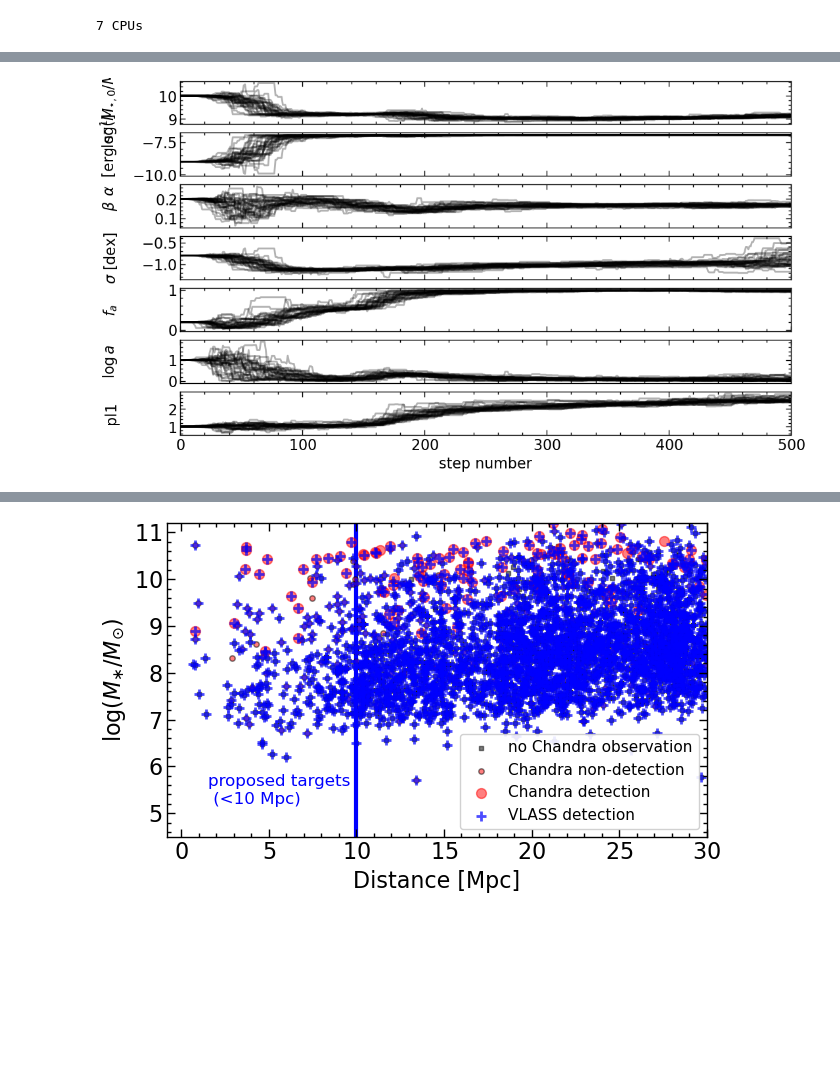
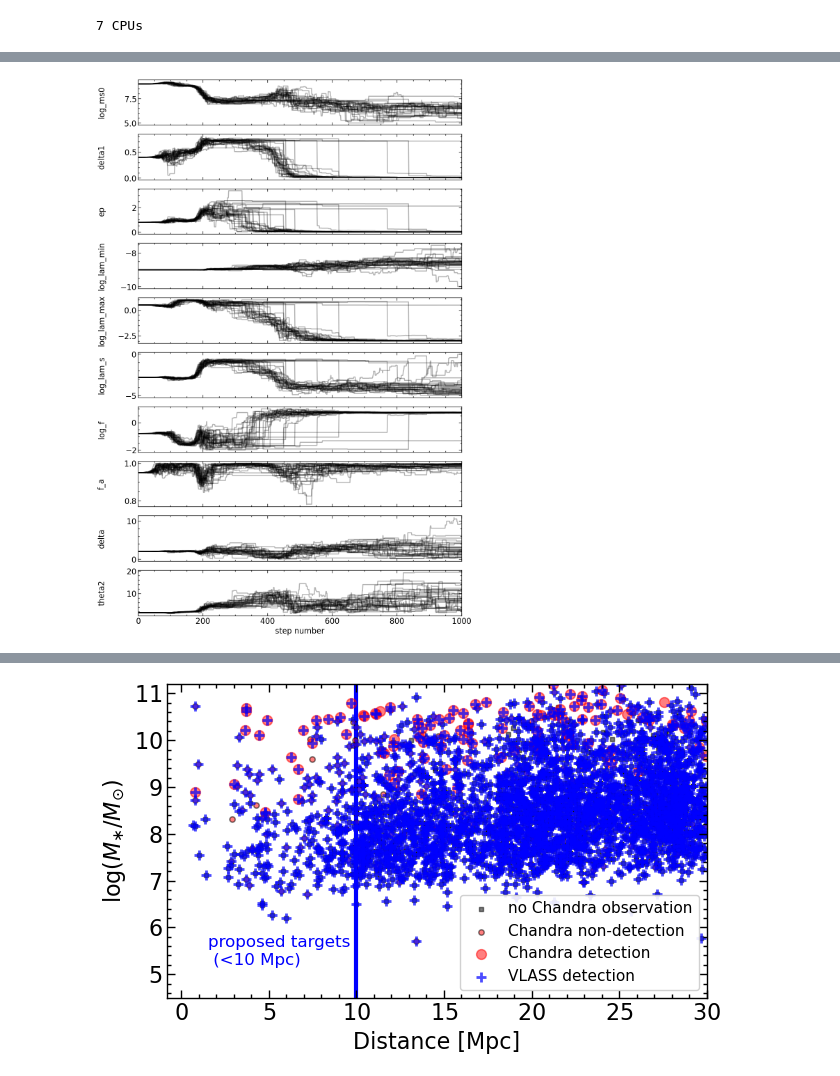
Before and after one commit to burke86/imbh_demographics, a Jupyter notebook: vla.ipynb, the cells around one changed output, grey strips where cells are left out. Drawn from its saved outputs; the diff is of its cells as text; code cells hidden in the pictures; blank space fills up the shorter version.

```diff
--- a/vla.ipynb
+++ b/vla.ipynb
@@ -614,7 +624,7 @@ tvar.write('tvla.txt', overwrite=True, format='ascii')
 
 ## INFERENCE
 
-nsamp=500
+nsamp=1000
 nburn=200
 scale_hist=1
 color='C2'
@@ -637,9 +647,16 @@ def log_probability(theta):
         return -np.inf
     return lp + ll
 
-#      logms0, alpha, beta,    log_f,  f_a, delta, theta
-pos = [10, -9, 0.2, -0.8, 0.2, 1, 1]
-pos = np.array(pos) + 1e-4 * np.random.randn(32, len(pos))
+#      logms0, llm, beta,  llc  log_f,  f_a, delta, theta
+#pos = [10, -9, 0.2, -2.0, -0.8, 0.2, 1, 1]
+
+x_bh = 7.43 + 1.61*(x - np.log10(3e10)) # 0.81
+BC = 3 # Bolometric correction
+log_lam = y + BC - 38.2 - x_bh # residual
+
+# log_ms0, delta1, ep, log_lam_min, log_lam_max, log_lam_s, log_f, f_a, delta, theta2 = theta
+pos = [9.0, 0.4,  0.8, np.min(log_lam[yerr > 0]), np.max(log_lam[yerr > 0]),         -2.8,      -0.8,  0.95,  2,   1.5]
+pos = np.array(pos) #+ 1e-4 * np.random.randn(32, len(pos))
 nwalkers, ndim = pos.shape
 
 ncpu = 1
@@ -650,14 +667,18 @@ if ncpu > 1:
         sampler = emcee.EnsembleSampler(nwalkers, ndim, log_probability, pool=pool)
         sampler.run_mcmc(pos, nsamp, progress=True);
 else:
-    sampler = emcee.EnsembleSampler(nwalkers, ndim, log_probability)
+    sampler = emcee.EnsembleSampler(nwalkers, ndim, log_probability, moves=[
+        (emcee.moves.DEMove(), 0.8),
+        (emcee.moves.DESnookerMove(), 0.2),
+    ],)
     sampler.run_mcmc(pos, nsamp, progress=True);
 # %%
 # Plot
-fig, axes = plt.subplots(ndim, figsize=(12, 7), sharex=True)
+fig, axes = plt.subplots(ndim, figsize=(12, 20), sharex=True)
 samples = sampler.get_chain()
 
-labels = [r"$\log(M_{\star,0}/M_{\odot})$", r"$\alpha$  [erg s$^{-1}$]", r"$\beta$", r"$\sigma$ [dex]", r"$f_a$", r"$\log a$", 'pl1']
+#labels = [r"$\log(M_{\star,0}/M_{\odot})$", r"$llm$ ", r"$\beta$", 'lambdac', r"$\sigma$ [dex]", r"$f_a$", r"$\log a$", 'pl1']
+labels = ['log_ms0', 'delta1', 'ep', 'log_lam_min', 'log_lam_max', 'log_lam_s', 'log_f', 'f_a', 'delta', 'theta2']
 
 for i in range(ndim):
     ax = axes[i]
@@ -675,7 +696,7 @@ flat_samples = sampler.get_chain(discard=nburn, thin=5, flat=True)
 print(flat_samples.shape)
 
 # Corner
-flat_samples[:,3] = np.exp(2*flat_samples[:,3]) # sigma
+flat_samples[:,6] = np.exp(2*flat_samples[:,6]) # sigma
 fig_corner = corner.corner(flat_samples, labels=labels, quantiles=[0.16, 0.84], color=color, show_titles=True)
 
 # TODO::::: Increase the 1st column limit + 1 and use 95th percentile
@@ -713,50 +734,59 @@ BC = 3 # Bolometric correction
 y_eval = -BC + 38.2 + x_bh_eval
 axes[0].plot(x_eval, y_eval-3, color=color, alpha=0.5, zorder=2, label=r'$\lambda_{\rm{Edd}} = 10^{-3}$')
 
-axes[0].plot(x_eval, y_eval-6, color=color, alpha=0.5, zorder=2, label=r'$\lambda_{\rm{Edd}} = 10^{-6}$')
+axes[0].plot(x_eval, y_eval-6, color=color, alpha=0.5, zorder=2, linestyle='dashed', label=r'$\lambda_{\rm{Edd}} = 10^{-6}$')
 
 
 # Occupation fraction
 foccs = np.zeros([len(flat_samples), len(x_eval)])
 for i, s in enumerate(flat_samples):
-    #foccs[i,:] = 1/(1 + np.exp(s[5]) * np.exp(-s[6]*(x_eval - s[0])))**(1/np.exp(s[5]))
-    foccs[i,:] = 1/(1 + s[5] * np.exp(-s[6]*(x_eval - s[0])))**(1/s[5])
+    foccs[i,:] = 1/(1 + s[8] * np.exp(-s[9]*(x_eval - s[0])))**(1/s[8])
 
 #axes[1].plot(x_eval + xp, f_occ_low, color, alpha=0.1)
 axes[1].fill_between(x_eval, np.percentile(foccs, 16, axis=0),  np.percentile(foccs, 84, axis=0), color=color, alpha=0.3,
-                        label=r'Joint $L_{3\ {\rm{GHz}}} - M_{\star}$ relation &'+'\n'+'occupation fraction constraint')
+                        label=r'Joint ERDF &'+'\n'+'occupation fraction constraint')
 
 # Histogram
 hist_det, bin_edges = np.histogram(x[yerr>0], bins=np.arange(5, 13, 0.5))
 hist_all, bin_edges = np.histogram(x,  bins=np.arange(5, 13, 0.5))
 frac_det = hist_det/hist_all
-
 bincenter = (bin_edges[:-1] + bin_edges[1:]) / 2
-
-fa50 = np.median(flat_samples[:,4])
-axes[1].errorbar(bincenter[hist_det>0], scale_hist * fa50 * frac_det[hist_det>0],
+axes[1].errorbar(bincenter[hist_det>0], scale_hist * 1 * frac_det[hist_det>0],
                     yerr=scale_hist*st.binom.std(hist_all[hist_det>0], frac_det[hist_det>0])/hist_all[hist_det>0],
                     color="k", capsize=0, label='VLASS detection fraction')
 
 
 # Expectation fraction
-fexp = np.zeros([len(flat_samples), len(x_eval)])
-for i, s in enumerate(flat_samples):
-    alphai = flat_samples[i,1]
-    betai = flat_samples[i,2]
-    si = flat_samples[i,3]
-    fa50 = flat_samples[i,4]
-    y_lim = np.median(y[(yerr<0) & (x>10)])
-    fexp[i,:] = fa50 * foccs[i,:] * st.norm.sf(y_lim, alphai + betai*(x_eval), si)
+y_lim = np.percentile(y[(yerr<0)], 95) #+ 2.5
 
-axes[1].plot(x_eval, np.percentile(fexp, 95, axis=0), color=color, lw=4, label=r'Expected detection fraction')
+delta1 = np.median(flat_samples[:,1])
+ep = np.median(flat_samples[:,2])
+log_lam_min = np.median(flat_samples[:,3])
+log_lam_max = np.median(flat_samples[:,4])
+lam_s = 10**np.median(flat_samples[:,5])
 
-#y_lim = np.median(y[(yerr<0) & (x+xp>9.0)])+yp
-#axes[1].plot(x_eval+xp, np.percentile(foccs, 50, axis=0) * st.norm.sf(y_lim, yp + alpha_x50 + beta_x50*(x_eval), sigma50),
-#             color=color, lw=4, label=r'Expected detection fraction')
+dlogl = 0.1
+log_lam_eval = np.arange(log_lam_min, 1, dlogl)
+lam_eval = 10**log_lam_eval
+dlam_eval = np.diff(lam_eval)
+print('y lim', y_lim)
+
+lam_C = 10**np.arange(log_lam_min, log_lam_max, 0.01)
+C = 1/trapezoid( ( (lam_eval/lam_s)**delta1 + (lam_eval/lam_s)**(delta1+ep) )**(-1), dx=np.diff(lam_eval))
+pdf = C * ( (lam_eval/lam_s)**delta1 + (lam_eval/lam_s)**(delta1+ep) )**(-1)
+
+log_lam_lims = y_lim + BC - 38.2 - x_bh_eval
+
+fexp = np.zeros_like(x_bh_eval)
+for i, x_bhi in enumerate(x_bh_eval):
+    lam_int = 10**np.arange(log_lam_lims[i], log_lam_max, dlogl)
+    log_lam_int = np.log10(lam_int)
+    fexp[i] = .1*trapezoid(np.interp(log_lam_int, log_lam_eval, pdf), dx=np.diff(lam_int)) / trapezoid(pdf, dx=np.diff(lam_eval))
+
+axes[1].plot(x_eval,  fexp, color=color, lw=1.5, linestyle='dashed', label=r'Expected detection fraction')
 
 axes[1].set_xlim([6.5, 12])
-axes[1].set_ylim([None, 1])
+axes[1].set_ylim([0, 1])
 axes[1].set_xlabel(r"$\log(M_{\star} / M_{\odot})$")
 axes[1].set_ylabel(r"Occupation Fraction")
 
@@ -778 +816 @@ fig.savefig('bhofradio.pdf', dpi=300)
-[figure, old version]
+[figure, new version]
```
Also changed, not shown: parts of 23 cells of this notebook, 2 other files.
